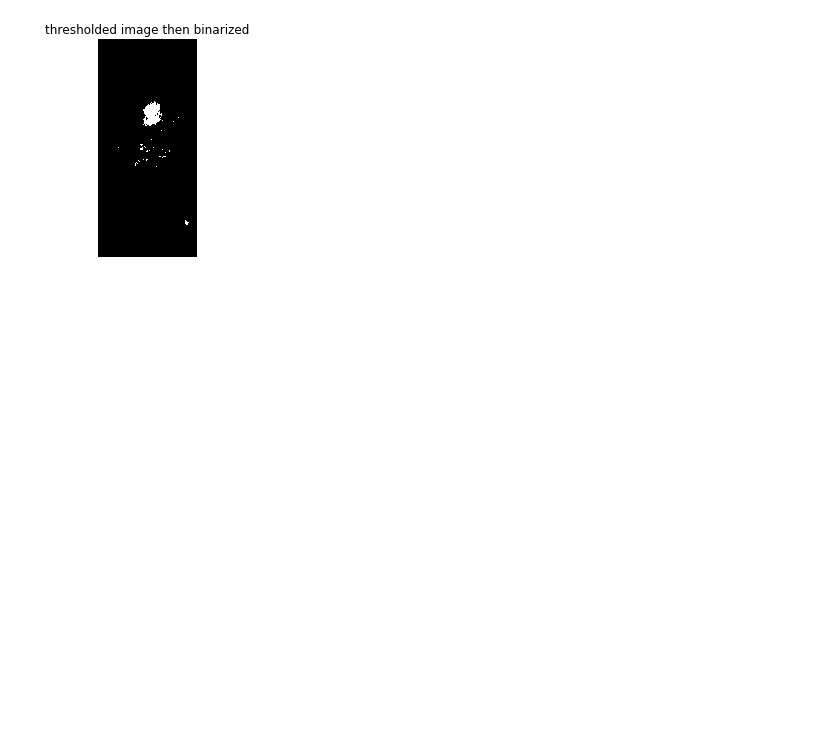
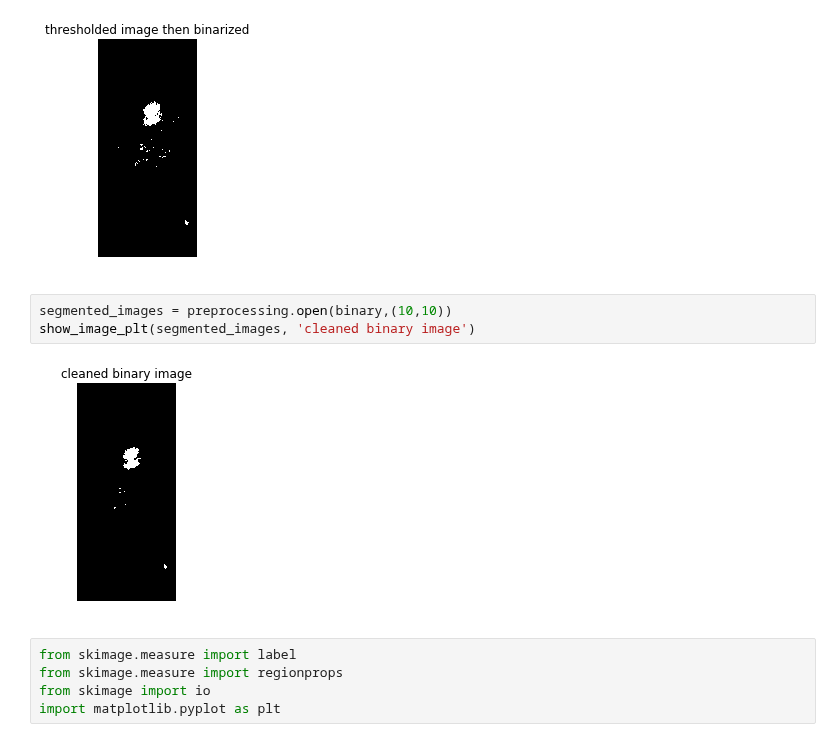
Before and after one commit to OlehKSS/IMMAS, a Jupyter notebook: examples/Segmentation_Testing.ipynb, the cells around one changed output. Cells and saved outputs as stored; diff of their text form; blank space fills up the shorter version.

Commit message:
work on segment

```diff
--- a/examples/Segmentation_Testing.ipynb
+++ b/examples/Segmentation_Testing.ipynb
@@ -62,3 +63,13 @@ binary = segmentation.thresh_to_binary(thresh_clahe)
 show_image_plt(binary, 'thresholded image then binarized')
 # %% [output]
 [figure]
+# %%
+segmented_images = preprocessing.open(binary,(10,10))
+show_image_plt(segmented_images, 'cleaned binary image')
+# %% [output]
+[figure, added]
+# %%
+from skimage.measure import label
+from skimage.measure import regionprops
+from skimage import io
+import matplotlib.pyplot as plt
```
Also changed, not shown: parts of 4 cells of this notebook.
